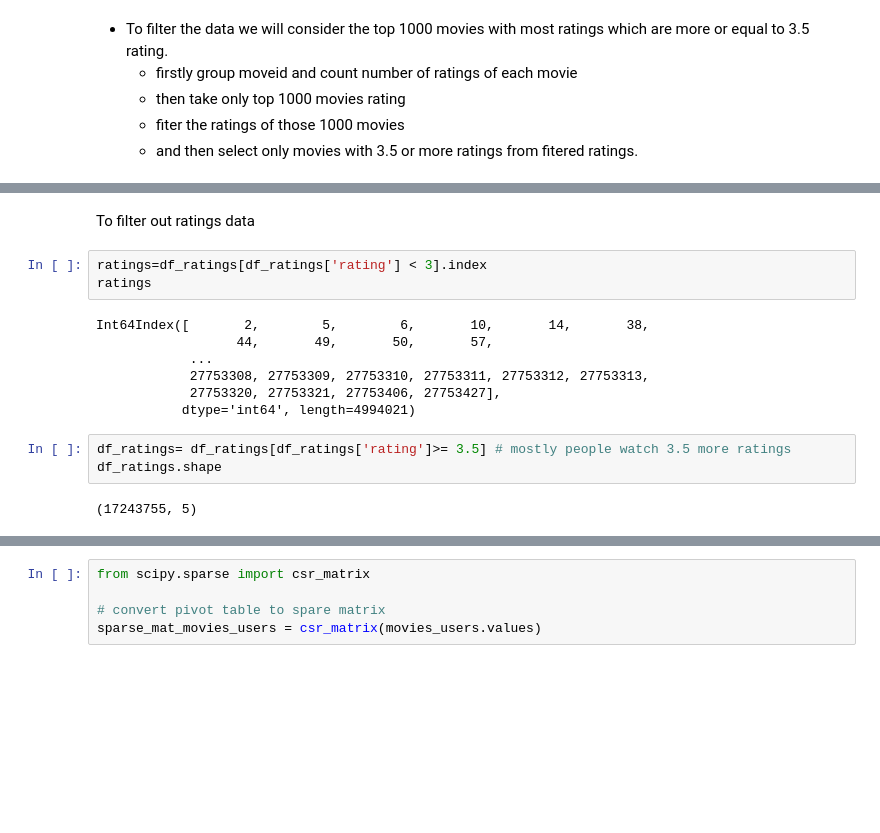
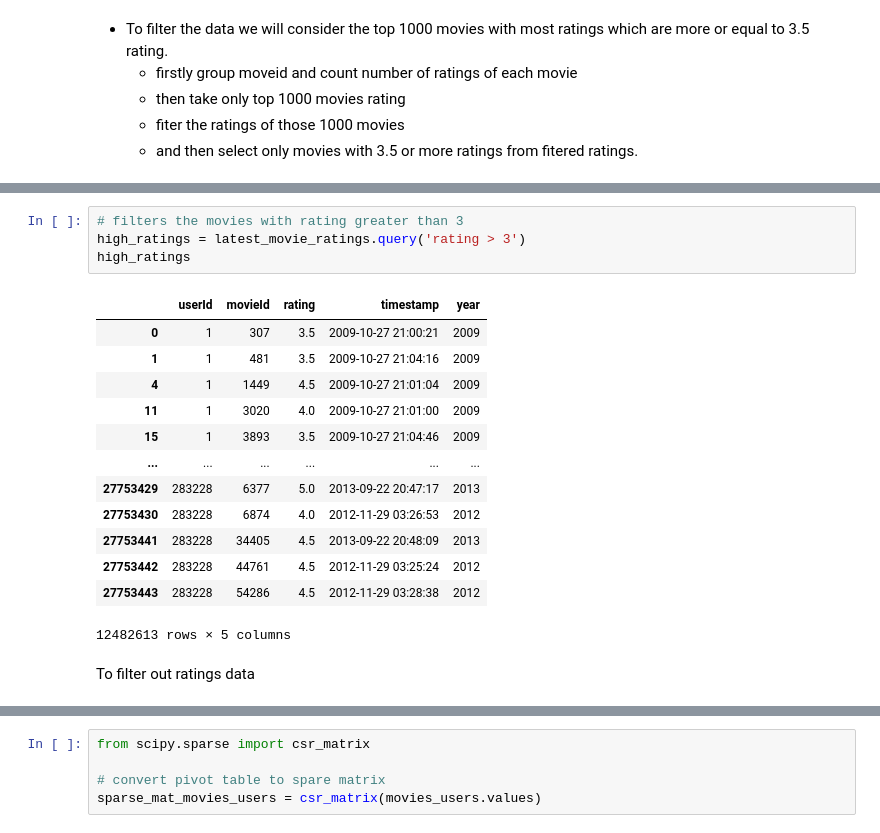
Before and after one commit to VineelaNedunuri/Machine-Learning-vineela-nedunuri, a Jupyter notebook: Labb/Rekommender_system.ipynb, the cells around one changed output, grey strips where cells are left out. Saved outputs shown, nothing was run; the diff lists cells and outputs as text; blank space fills up the shorter version.

```diff
--- a/Labb/Rekommender_system.ipynb
+++ b/Labb/Rekommender_system.ipynb
@@ -597,17 +616,20 @@ df_movies_filtered.shape
+# %%
+# filters the movies with rating greater than 3
+high_ratings = latest_movie_ratings.query('rating > 3')
+high_ratings
+# %% [output]
+|  | userId | movieId | rating | timestamp | year |
+| 0 | 1 | 307 | 3.5 | 2009-10-27 21:00:21 | 2009 |
+| 1 | 1 | 481 | 3.5 | 2009-10-27 21:04:16 | 2009 |
+| 4 | 1 | 1449 | 4.5 | 2009-10-27 21:01:04 | 2009 |
+| 11 | 1 | 3020 | 4.0 | 2009-10-27 21:01:00 | 2009 |
+| 15 | 1 | 3893 | 3.5 | 2009-10-27 21:04:46 | 2009 |
+| ... | ... | ... | ... | ... | ... |
+| 27753429 | 283228 | 6377 | 5.0 | 2013-09-22 20:47:17 | 2013 |
+| 27753430 | 283228 | 6874 | 4.0 | 2012-11-29 03:26:53 | 2012 |
+| 27753441 | 283228 | 34405 | 4.5 | 2013-09-22 20:48:09 | 2013 |
+| 27753442 | 283228 | 44761 | 4.5 | 2012-11-29 03:25:24 | 2012 |
+| 27753443 | 283228 | 54286 | 4.5 | 2012-11-29 03:28:38 | 2012 |
+12482613 rows × 5 columns
 # %% [markdown]
 To filter out ratings data
-# %%
-ratings=df_ratings[df_ratings['rating'] < 3].index
-ratings
-# %% [output]
-Int64Index([       2,        5,        6,       10,       14,       38,
-                  44,       49,       50,       57,
-            ...
-            27753308, 27753309, 27753310, 27753311, 27753312, 27753313,
-            27753320, 27753321, 27753406, 27753427],
-           dtype='int64', length=4994021)
-# %%
-df_ratings= df_ratings[df_ratings['rating']>= 3.5] # mostly people watch 3.5 more ratings
-df_ratings.shape
-# %% [output]
-(17243755, 5)
```
Also changed, not shown: parts of 17 cells of this notebook.
